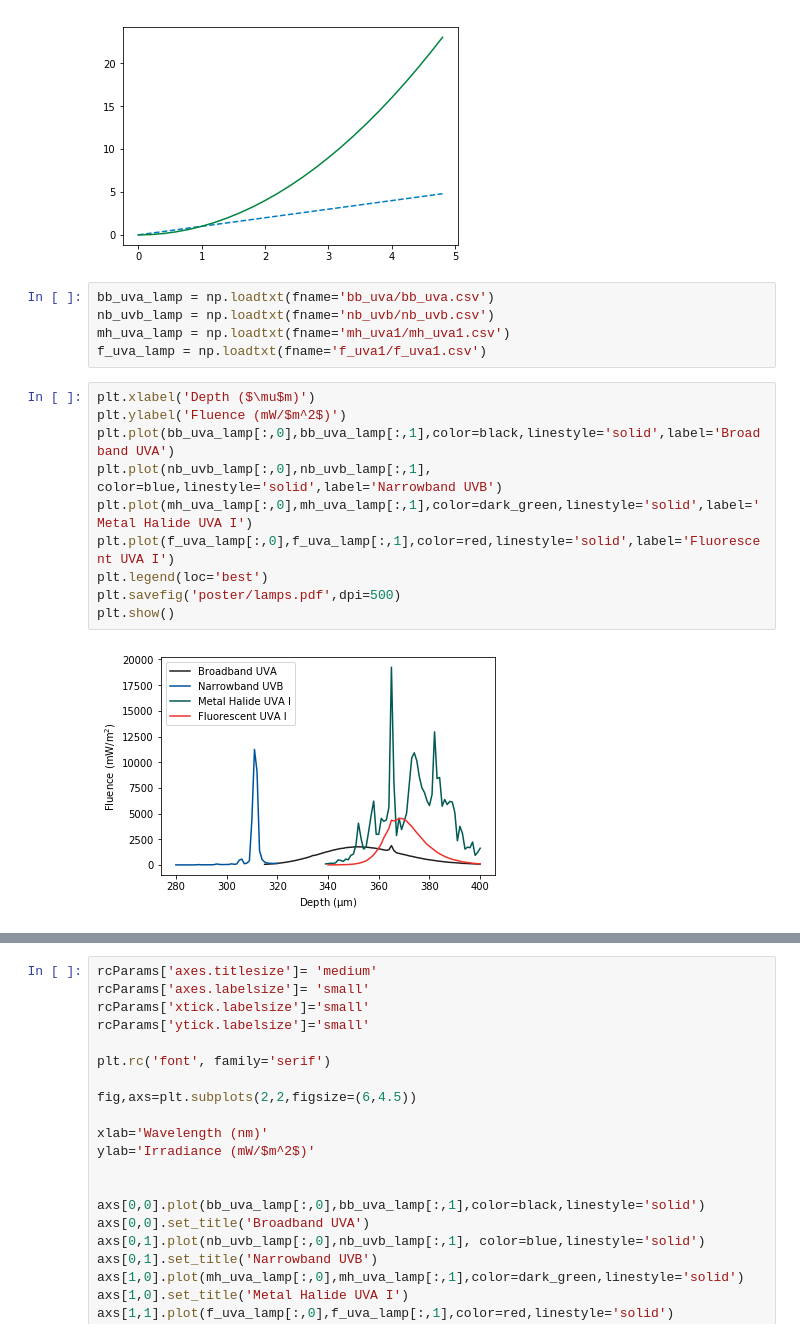
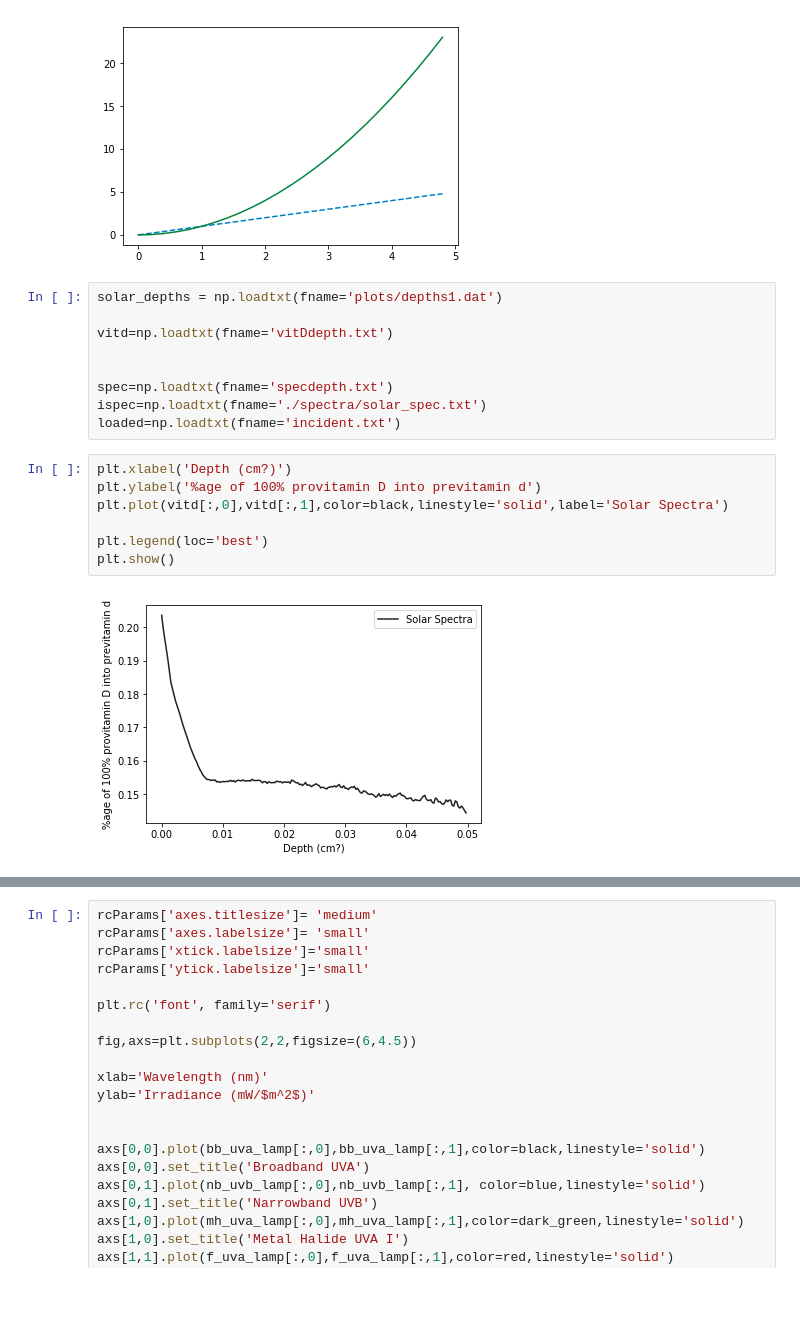
Before and after one commit to i-brnrd/vitaminD, a Jupyter notebook: thesis_plots_psoralenchapter.ipynb, the cells around one changed output, grey strips where cells are left out. Drawn from its saved outputs; the diff is of its cells as text; blank space fills up the shorter version.

```diff
--- a/thesis_plots_psoralenchapter.ipynb
+++ b/thesis_plots_psoralenchapter.ipynb
@@ -44,20 +44,21 @@ plt.plot(t,t**2, color=mid_green,linestyle='solid')
  3.6 3.8 4.  4.2 4.4 4.6 4.8]
 [<matplotlib.lines.Line2D at 0x...>]
 [figure]
-# %%
-bb_uva_lamp = np.loadtxt(fname='bb_uva/bb_uva.csv')
-nb_uvb_lamp = np.loadtxt(fname='nb_uvb/nb_uvb.csv')
-mh_uva_lamp = np.loadtxt(fname='mh_uva1/mh_uva1.csv')
-f_uva_lamp = np.loadtxt(fname='f_uva1/f_uva1.csv')
-# %%
-plt.xlabel('Depth ($\mu$m)')
-plt.ylabel('Fluence (mW/$m^2$)')
-plt.plot(bb_uva_lamp[:,0],bb_uva_lamp[:,1],color=black,linestyle='solid',label='Broadband UVA')
-plt.plot(nb_uvb_lamp[:,0],nb_uvb_lamp[:,1], color=blue,linestyle='solid',label='Narrowband UVB')
-plt.plot(mh_uva_lamp[:,0],mh_uva_lamp[:,1],color=dark_green,linestyle='solid',label='Metal Halide UVA I')
-plt.plot(f_uva_lamp[:,0],f_uva_lamp[:,1],color=red,linestyle='solid',label='Fluorescent UVA I')
-plt.legend(loc='best')
-plt.savefig('poster/lamps.pdf',dpi=500)
-plt.show()
-# %% [output]
-[figure, removed]
+# %%
+solar_depths = np.loadtxt(fname='plots/depths1.dat')
+
+vitd=np.loadtxt(fname='vitDdepth.txt')
+
+
+spec=np.loadtxt(fname='specdepth.txt')
+ispec=np.loadtxt(fname='./spectra/solar_spec.txt')
+loaded=np.loadtxt(fname='incident.txt')
+# %%
+plt.xlabel('Depth (cm?)')
+plt.ylabel('%age of 100% provitamin D into previtamin d')
+plt.plot(vitd[:,0],vitd[:,1],color=black,linestyle='solid',label='Solar Spectra')
+
+plt.legend(loc='best')
+plt.show()
+# %% [output]
+[figure, added]
```
Also changed, not shown: parts of 3 cells of this notebook, 4 other files.
